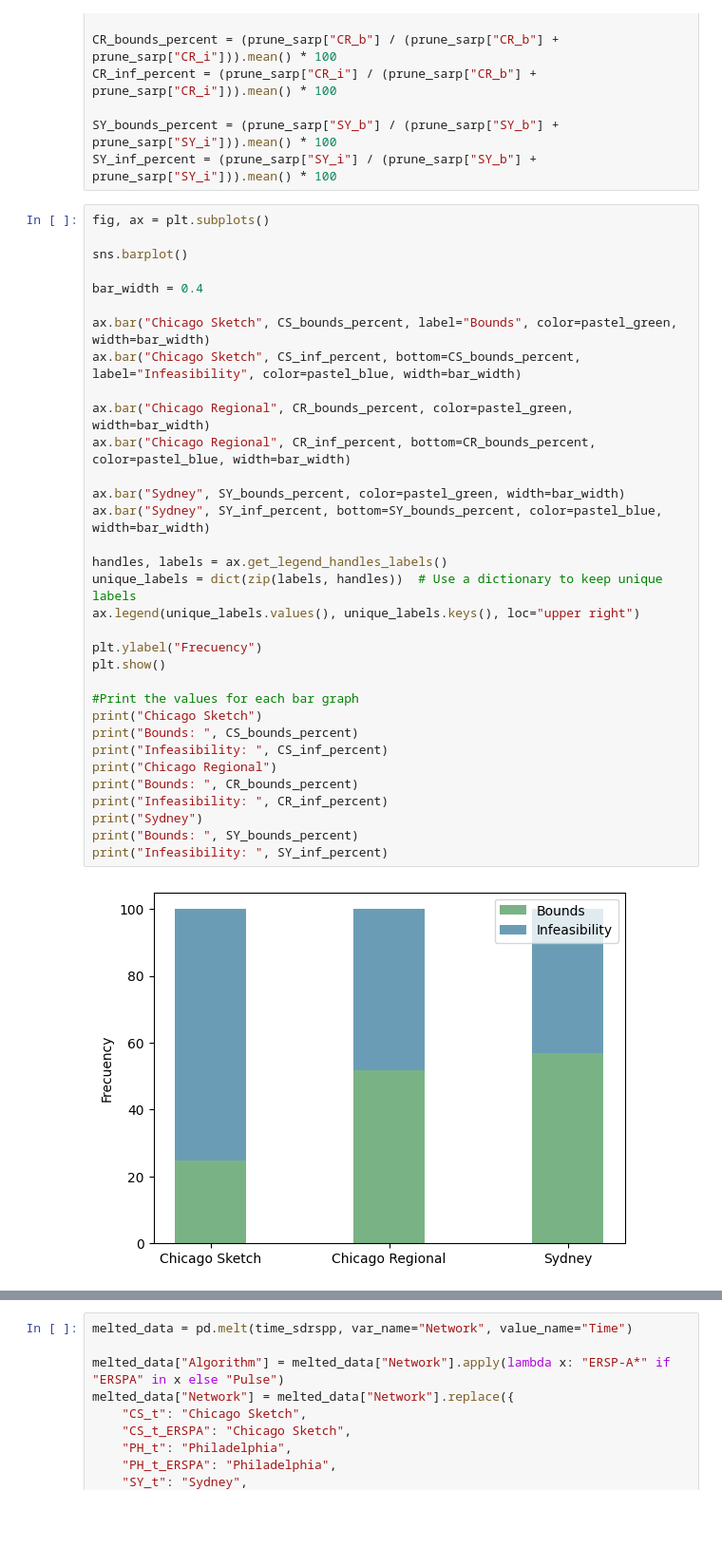
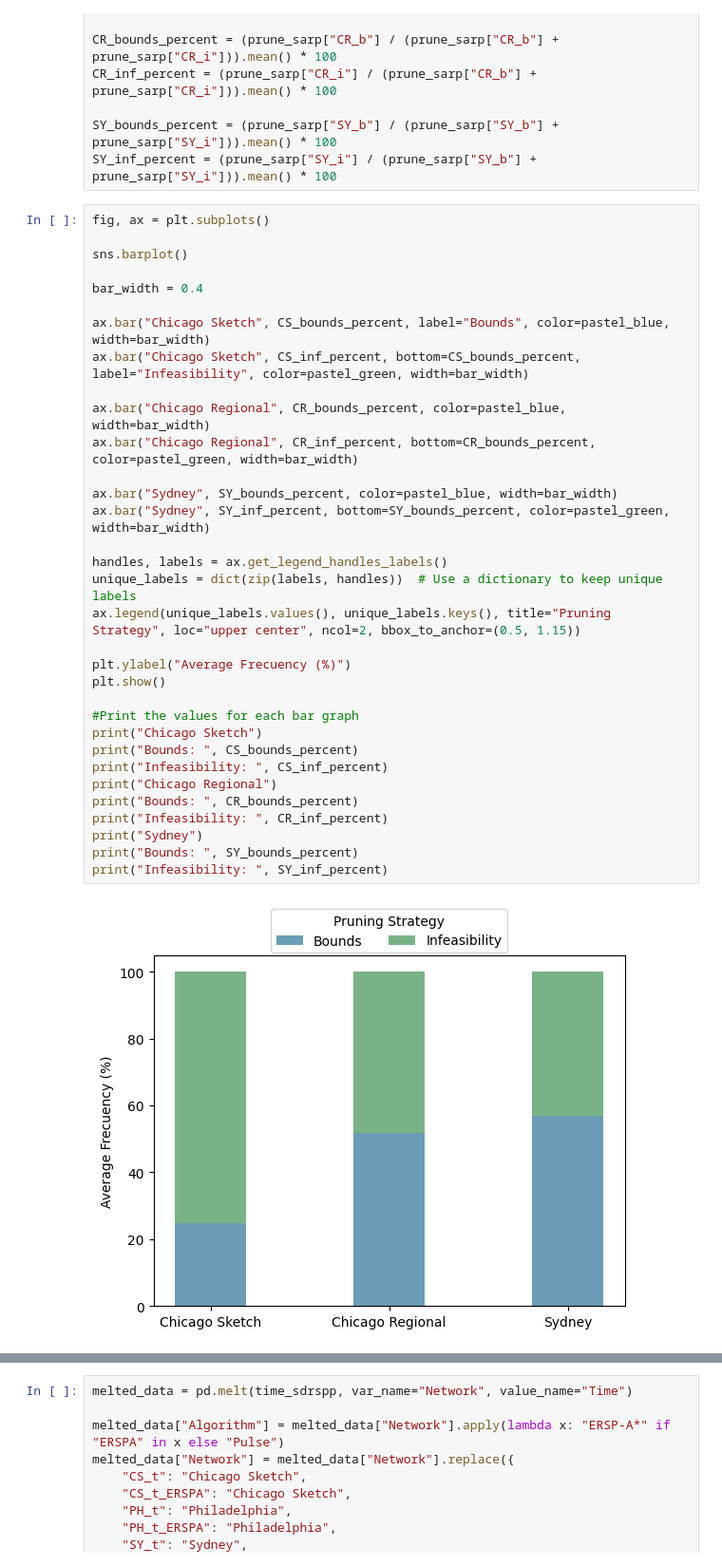
Before and after one commit to EstebanLeiva/PA-Experiments, a Jupyter notebook: plotting/plot.ipynb, the cells around one changed output, grey strips where cells are left out. Shown at 95% size. Cells and saved outputs as stored; diff of their text form; blank space fills up the shorter version.

Commit message:
Minor fixes to graphs

```diff
--- a/plotting/plot.ipynb
+++ b/plotting/plot.ipynb
@@ -98,38 +108,38 @@ SY_inf_percent = (prune_sarp["SY_i"] / (prune_sarp["SY_b"] + prune_sarp["SY_i"])
 # %%
 fig, ax = plt.subplots()
 
 sns.barplot()
 
 bar_width = 0.4
 
-ax.bar("Chicago Sketch", CS_bounds_percent, label="Bounds", color=pastel_green, width=bar_width)
-ax.bar("Chicago Sketch", CS_inf_percent, bottom=CS_bounds_percent, label="Infeasibility", color=pastel_blue, width=bar_width)
+ax.bar("Chicago Sketch", CS_bounds_percent, label="Bounds", color=pastel_blue, width=bar_width)
+ax.bar("Chicago Sketch", CS_inf_percent, bottom=CS_bounds_percent, label="Infeasibility", color=pastel_green, width=bar_width)
 
-ax.bar("Chicago Regional", CR_bounds_percent, color=pastel_green, width=bar_width)
-ax.bar("Chicago Regional", CR_inf_percent, bottom=CR_bounds_percent, color=pastel_blue, width=bar_width)
+ax.bar("Chicago Regional", CR_bounds_percent, color=pastel_blue, width=bar_width)
+ax.bar("Chicago Regional", CR_inf_percent, bottom=CR_bounds_percent, color=pastel_green, width=bar_width)
 
-ax.bar("Sydney", SY_bounds_percent, color=pastel_green, width=bar_width)
-ax.bar("Sydney", SY_inf_percent, bottom=SY_bounds_percent, color=pastel_blue, width=bar_width)
+ax.bar("Sydney", SY_bounds_percent, color=pastel_blue, width=bar_width)
+ax.bar("Sydney", SY_inf_percent, bottom=SY_bounds_percent, color=pastel_green, width=bar_width)
 
 handles, labels = ax.get_legend_handles_labels()
 unique_labels = dict(zip(labels, handles))  # Use a dictionary to keep unique labels
-ax.legend(unique_labels.values(), unique_labels.keys(), loc="upper right")
+ax.legend(unique_labels.values(), unique_labels.keys(), title="Pruning Strategy", loc="upper center", ncol=2, bbox_to_anchor=(0.5, 1.15))
 
-plt.ylabel("Frecuency")
+plt.ylabel("Average Frecuency (%)")
 plt.show()
 
 #Print the values for each bar graph
 print("Chicago Sketch")
 print("Bounds: ", CS_bounds_percent)
 print("Infeasibility: ", CS_inf_percent)
 print("Chicago Regional")
 print("Bounds: ", CR_bounds_percent)
 print("Infeasibility: ", CR_inf_percent)
 print("Sydney")
 print("Bounds: ", SY_bounds_percent)
 print("Infeasibility: ", SY_inf_percent)
 # %% [output]
-[figure, old version]
+[figure, new version]
 Chicago Sketch
 Bounds:  24.84163383964007
 Infeasibility:  75.15836616035993
```
Also changed, not shown: parts of 3 cells of this notebook.
